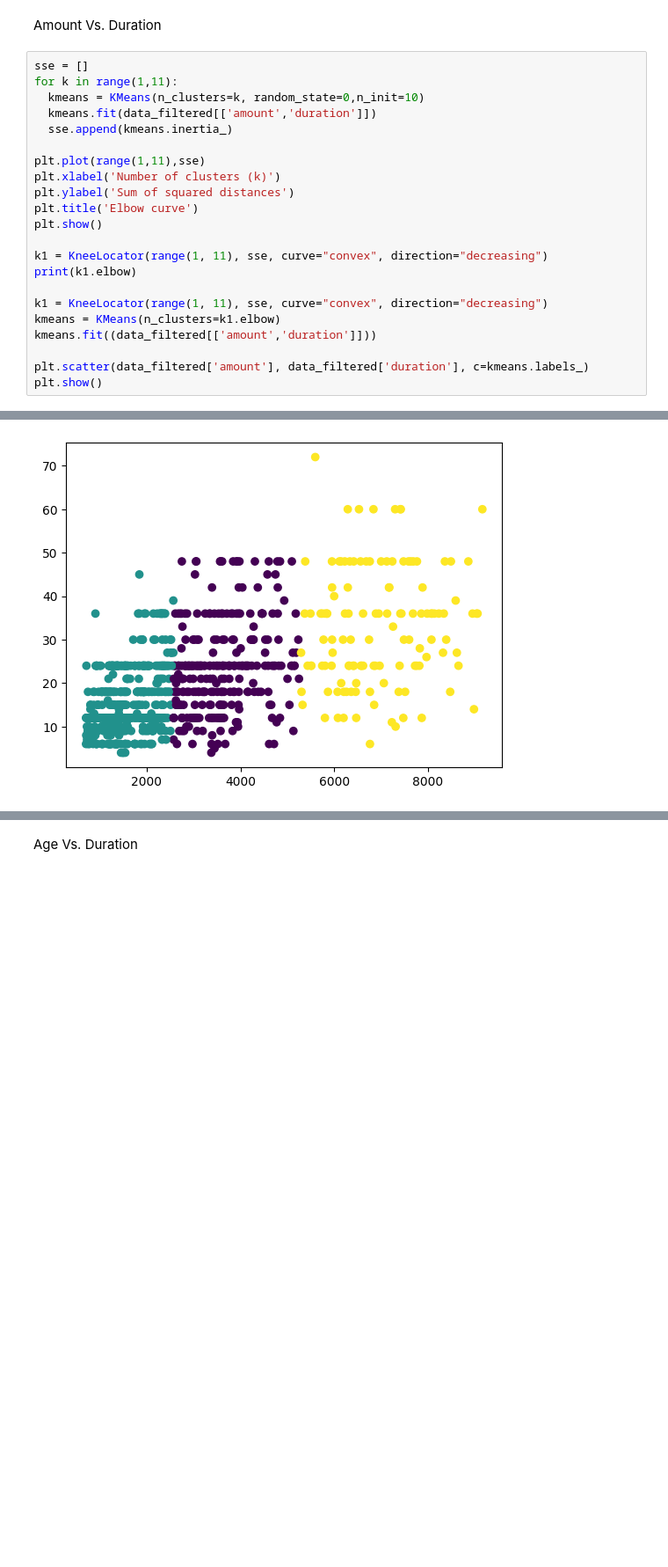
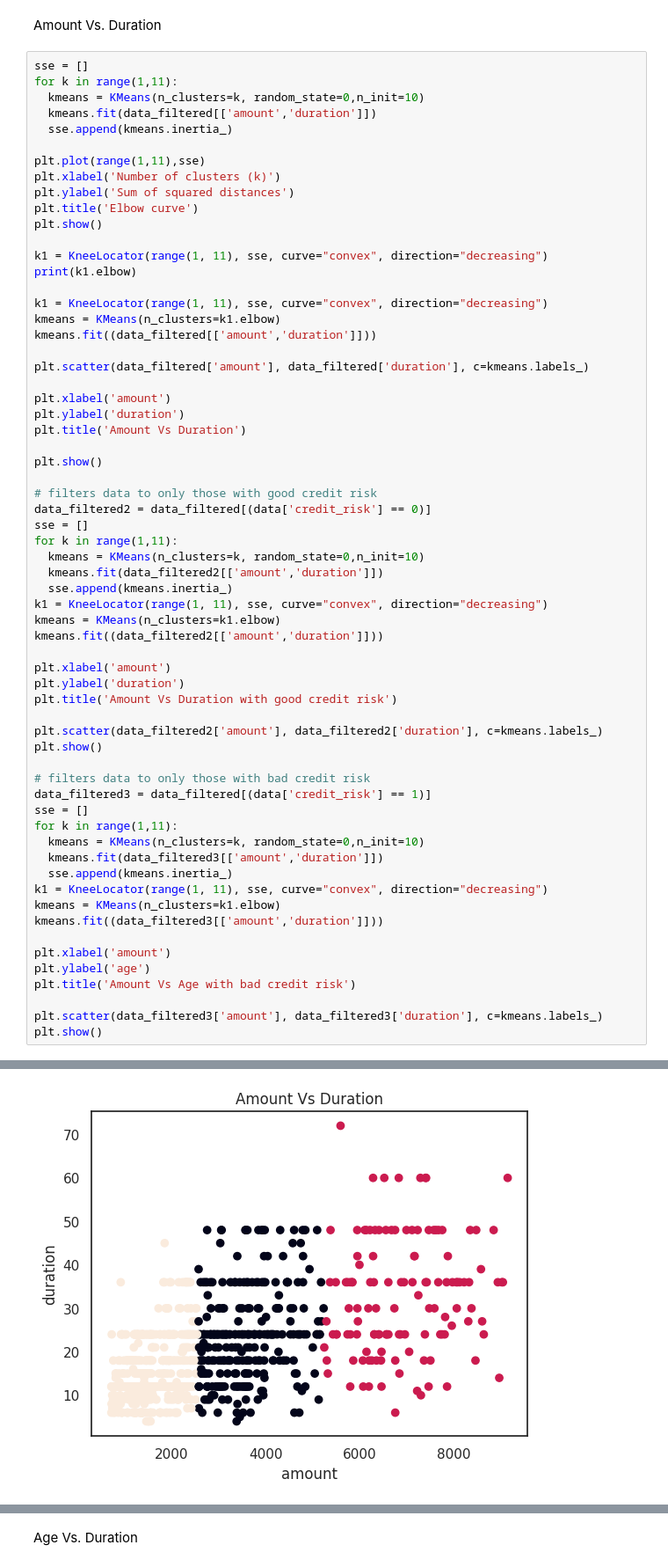
Before and after one commit to Jason2001167/CECS_456, a Jupyter notebook: Copy_of_CECS_456.ipynb, the cells around one changed output, grey strips where cells are left out. Shown at 88% size. Cells and saved outputs as stored; diff of their text form; blank space fills up the shorter version.

```diff
--- a/Copy_of_CECS_456.ipynb
+++ b/Copy_of_CECS_456.ipynb
@@ -192,5 +388,46 @@ kmeans = KMeans(n_clusters=k1.elbow)
 kmeans.fit((data_filtered[['amount','duration']]))
 
 plt.scatter(data_filtered['amount'], data_filtered['duration'], c=kmeans.labels_)
+
+plt.xlabel('amount')
+plt.ylabel('duration')
+plt.title('Amount Vs Duration')
+
 plt.show()
+
+# filters data to only those with good credit risk
+data_filtered2 = data_filtered[(data['credit_risk'] == 0)]
+sse = []
+for k in range(1,11):
+  kmeans = KMeans(n_clusters=k, random_state=0,n_init=10)
+  kmeans.fit(data_filtered2[['amount','duration']])
+  sse.append(kmeans.inertia_)
+k1 = KneeLocator(range(1, 11), sse, curve="convex", direction="decreasing")
+kmeans = KMeans(n_clusters=k1.elbow)
+kmeans.fit((data_filtered2[['amount','duration']]))
+
+plt.xlabel('amount')
+plt.ylabel('duration')
+plt.title('Amount Vs Duration with good credit risk')
+
+plt.scatter(data_filtered2['amount'], data_filtered2['duration'], c=kmeans.labels_)
+plt.show()
+
+# filters data to only those with bad credit risk
+data_filtered3 = data_filtered[(data['credit_risk'] == 1)]
+sse = []
+for k in range(1,11):
+  kmeans = KMeans(n_clusters=k, random_state=0,n_init=10)
+  kmeans.fit(data_filtered3[['amount','duration']])
+  sse.append(kmeans.inertia_)
+k1 = KneeLocator(range(1, 11), sse, curve="convex", direction="decreasing")
+kmeans = KMeans(n_clusters=k1.elbow)
+kmeans.fit((data_filtered3[['amount','duration']]))
+
+plt.xlabel('amount')
+plt.ylabel('age')
+plt.title('Amount Vs Age with bad credit risk')
+
+plt.scatter(data_filtered3['amount'], data_filtered3['duration'], c=kmeans.labels_)
+plt.show()
 # %% [output]
@@ -198,2 +435,2 @@ plt.show()
 3
-[figure, old version]
+[figure, new version]
```
Also changed, not shown: parts of 30 cells of this notebook.
